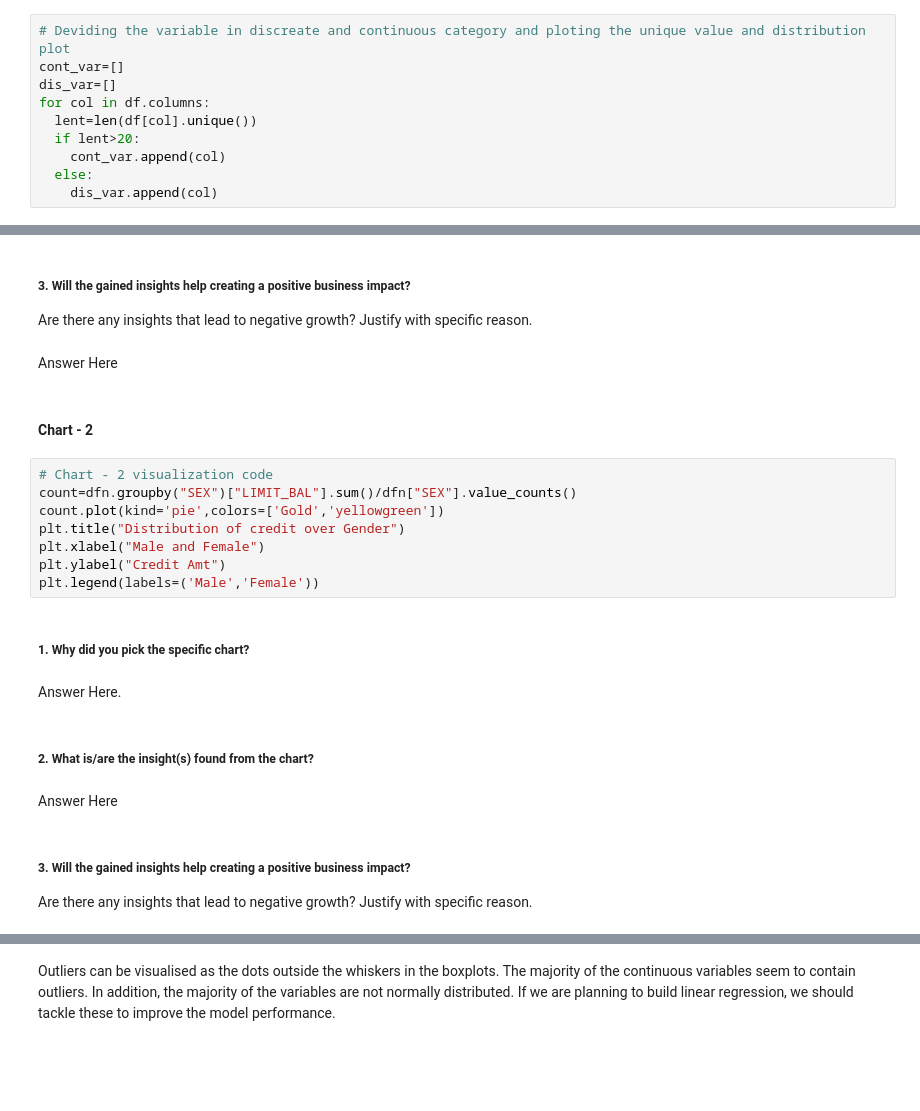
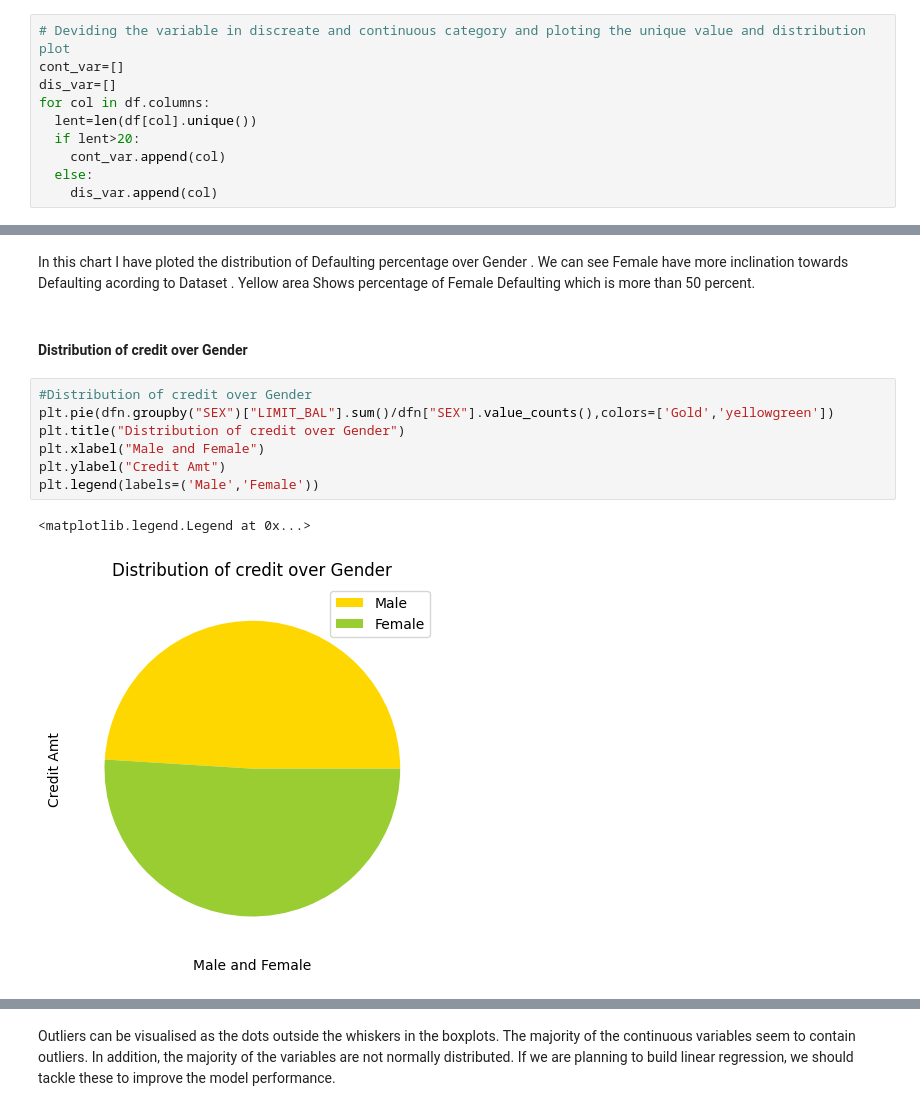
Before and after one commit to sus4157d/almabetter, a Jupyter notebook: Credit_Card_Default_Predication.ipynb, the cells around one changed output, grey strips where cells are left out. Saved outputs shown, nothing was run; the diff lists cells and outputs as text; blank space fills up the shorter version.

```diff
--- a/Credit_Card_Default_Predication.ipynb
+++ b/Credit_Card_Default_Predication.ipynb
@@ -178,26 +304,14 @@ Answer Here
-# %% [markdown]
-##### 3. Will the gained insights help creating a positive business impact?
-Are there any insights that lead to negative growth? Justify with specific reason.
-# %% [markdown]
-Answer Here
-# %% [markdown]
-#### Chart - 2
+# %% [markdown]
+In this chart I have ploted the distribution  of Defaulting percentage over Gender . We can see Female have more inclination towards Defaulting acording to Dataset . Yellow area Shows percentage of Female Defaulting which is more than 50 percent.
+# %% [markdown]
+#### Distribution of credit over Gender
 # %%
-# Chart - 2 visualization code
-count=dfn.groupby("SEX")["LIMIT_BAL"].sum()/dfn["SEX"].value_counts()
-count.plot(kind='pie',colors=['Gold','yellowgreen'])
+#Distribution of credit over Gender
+plt.pie(dfn.groupby("SEX")["LIMIT_BAL"].sum()/dfn["SEX"].value_counts(),colors=['Gold','yellowgreen'])
 plt.title("Distribution of credit over Gender")
 plt.xlabel("Male and Female")
 plt.ylabel("Credit Amt")
 plt.legend(labels=('Male','Female'))
+# %% [output]
+<matplotlib.legend.Legend at 0x...>
+[figure, added]
-# %% [markdown]
-##### 1. Why did you pick the specific chart?
-# %% [markdown]
-Answer Here.
-# %% [markdown]
-##### 2. What is/are the insight(s) found from the chart?
-# %% [markdown]
-Answer Here
-# %% [markdown]
-##### 3. Will the gained insights help creating a positive business impact?
-Are there any insights that lead to negative growth? Justify with specific reason.
```
Also changed, not shown: parts of 187 cells of this notebook.
